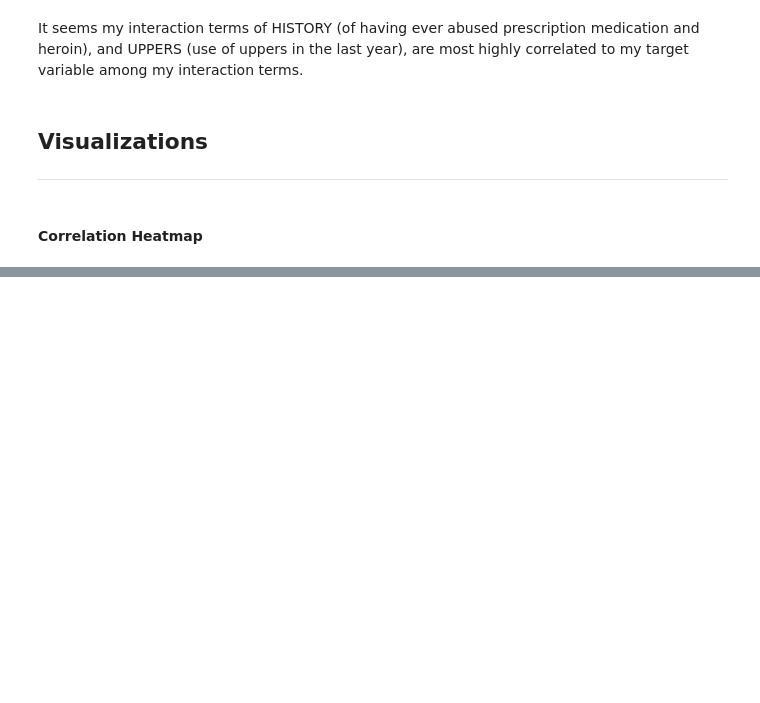
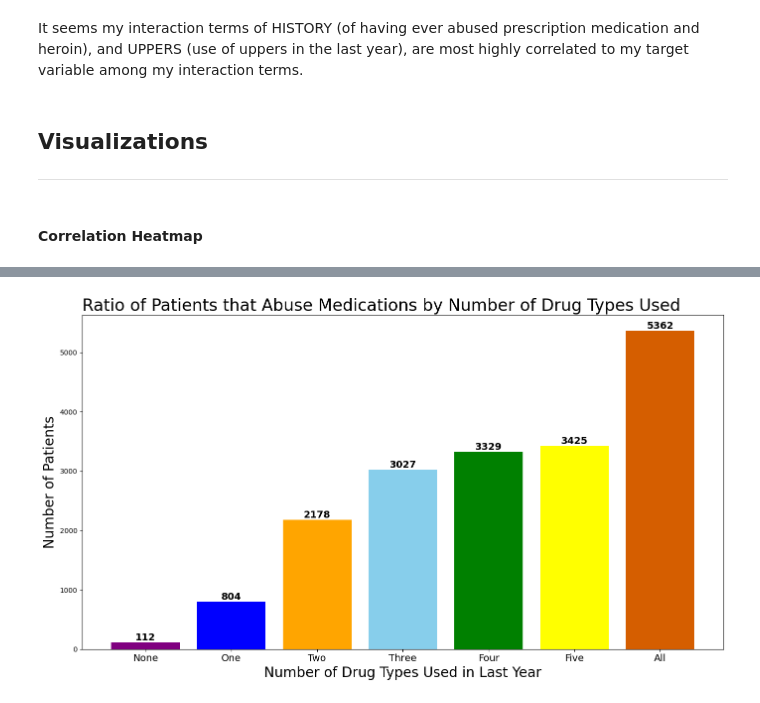
Before and after one commit to sr0e/Preventing-Opioid-Abuse-Classification, a Jupyter notebook: code/01_EDA_&_Cleaning_Corey.ipynb, the cells around one changed output, grey strips where cells are left out. Saved outputs shown, nothing was run; the diff lists cells and outputs as text; code cells hidden in the pictures; blank space fills up the shorter version.

```diff
--- a/code/01_EDA_&_Cleaning_Corey.ipynb
+++ b/code/01_EDA_&_Cleaning_Corey.ipynb
@@ -159,0 +300,41 @@ plt.title('Patient History Correlation Heatmap', size=20);
+# %%
+categories = {
+    'All Zeroes': 0,
+    'Zeroes in 5': 1,
+    'Zeroes in 4': 2,
+    'Zeroes in 3': 3,
+    'Zeroes in 2': 4,
+    'Zeroes in 1': 5,
+    'Zeroes in None': 6
+}
+
+category_counts = {key: 0 for key in categories.keys()}
+colors = ['purple', 'blue', 'orange', 'skyblue', 'green', 'yellow', '#D55E00']
+labels = ['None', 'One', 'Two', 'Three', 'Four', 'Five', 'All']
+
+for index, row in pain.iterrows():
+    if row['PRLMISEVR'] == 1:
+        zero_count = sum(row[col] == 0 for col in columns_of_interest)
+        for category, zeroes_needed in categories.items():
+            if zero_count == zeroes_needed:
+                category_counts[category] += 1
+                break
+
+fig, ax = plt.subplots(figsize=(14, 8))
+
+bars = ax.bar(category_counts.keys(), category_counts.values(), color=colors)
+
+for bar in bars:
+    height = bar.get_height()
+    ax.text(bar.get_x() + bar.get_width() / 2.0, height, f'{int(height)}', ha='center', va='bottom', size=14, fontweight='bold')
+
+ax.set_xlabel('Number of Drug Types Used in Last Year', size=20)
+ax.set_ylabel('Number of Patients', size=20)
+ax.set_title('Ratio of Patients that Abuse Medications by Number of Drug Types Used', size=24, loc='left')
+ax.set_xticklabels(labels, size=14)
+
+plt.tight_layout()
+
+fig.savefig(r"C:\Users\rockm\Desktop\GA\Projects\project-5\images\number_of_drug_types", dpi=192);
+# %% [output]
+[figure, added]
```
Also changed, not shown: parts of 16 cells of this notebook, 9 other files.
